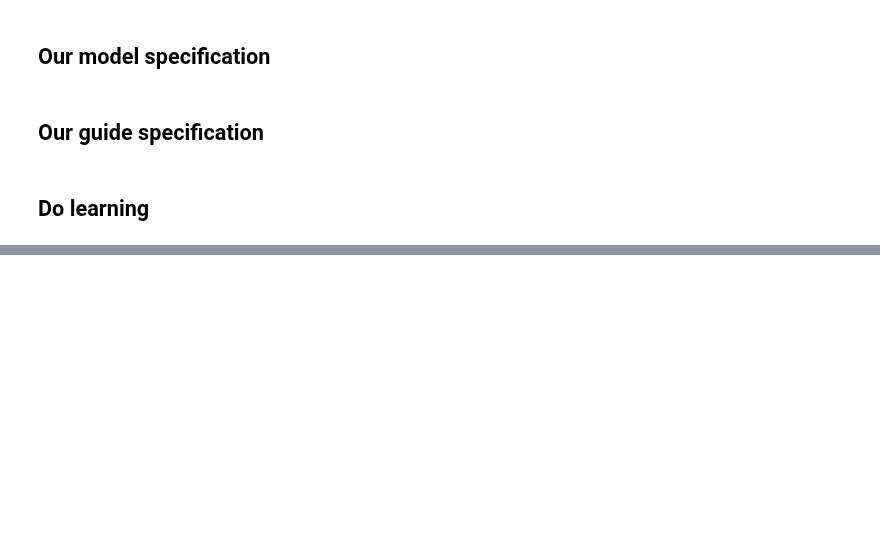
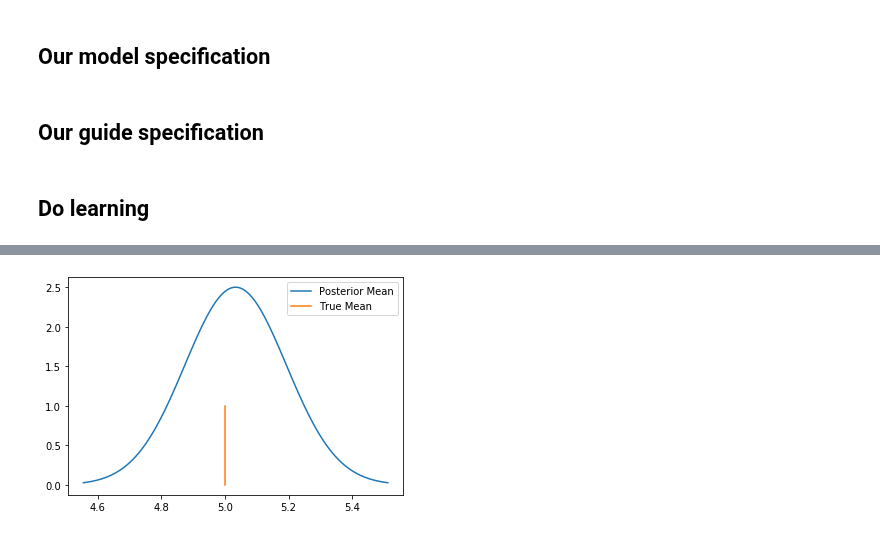
Before and after one commit to PGM-Lab/ASML-Tbilisi, a Jupyter notebook: Day2/student_simple_model.ipynb, the cells around one changed output, grey strips where cells are left out. Drawn from its saved outputs; the diff is of its cells as text; code cells hidden in the pictures; blank space fills up the shorter version.

```diff
--- a/Day2/student_simple_model.ipynb
+++ b/Day2/student_simple_model.ipynb
@@ -78,0 +82,12 @@ plt.show()
+# %%
+import scipy.stats as stats
+
+mu = pyro.param("mu_mean").item()
+scale = pyro.param("mu_scale").item()
+x = np.linspace(mu - 3*scale, mu + 3*scale, 100)
+plt.plot(x, stats.norm.pdf(x, mu, scale), label='Posterior Mean')
+plt.plot([correct_mean, correct_mean],[0., 1.], label='True Mean')
+plt.legend()
+plt.show()
+# %% [output]
+[figure, added]
```
Also changed, not shown: parts of 5 cells of this notebook.
